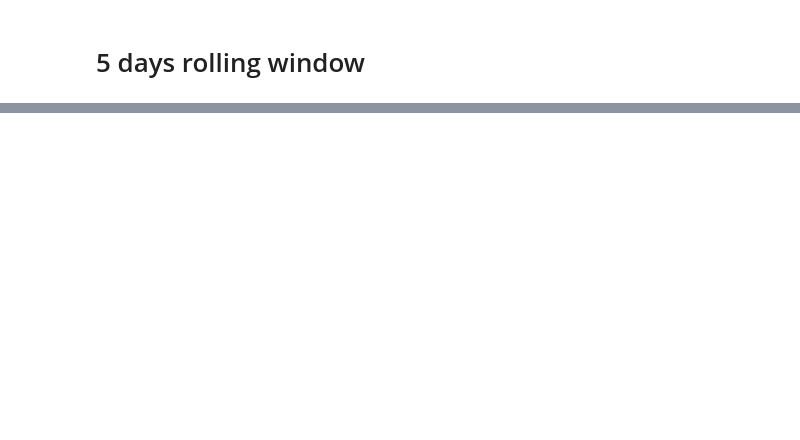
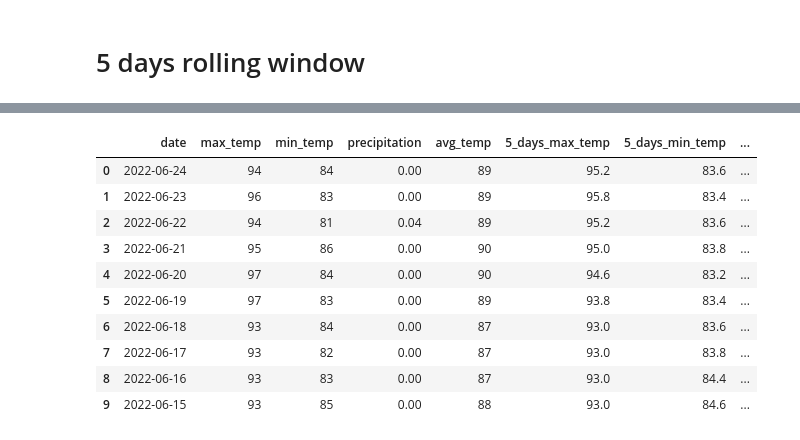
Before and after one commit to david-garza/enterococci_prediction_analysis, a Jupyter notebook: API_call.ipynb, the cells around one changed output, grey strips where cells are left out. Drawn from its saved outputs; the diff is of its cells as text; code cells hidden in the pictures; blank space fills up the shorter version.

Commit message:
moved the step of the "5 day moving window" before ordeing the df by descending based on date.

```diff
--- a/API_call.ipynb
+++ b/API_call.ipynb
@@ -214,3 +220,19 @@ weather_data_df.head(5)
+# %%
+# sort df in descending order based on the date column and rearange the index sequence.
+weather_data_df = weather_data_df.sort_values(by="date",ascending=False, ignore_index=True)
+weather_data_df.head(10)
+# %% [output]
+|  | date | max_temp | min_temp | precipitation | avg_temp | 5_days_max_temp | 5_days_min_temp | ... |
+| 0 | 2022-06-24 | 94 | 84 | 0.00 | 89 | 95.2 | 83.6 | ... |
+| 1 | 2022-06-23 | 96 | 83 | 0.00 | 89 | 95.8 | 83.4 | ... |
+| 2 | 2022-06-22 | 94 | 81 | 0.04 | 89 | 95.2 | 83.6 | ... |
+| 3 | 2022-06-21 | 95 | 86 | 0.00 | 90 | 95.0 | 83.8 | ... |
+| 4 | 2022-06-20 | 97 | 84 | 0.00 | 90 | 94.6 | 83.2 | ... |
+| 5 | 2022-06-19 | 97 | 83 | 0.00 | 89 | 93.8 | 83.4 | ... |
+| 6 | 2022-06-18 | 93 | 84 | 0.00 | 87 | 93.0 | 83.6 | ... |
+| 7 | 2022-06-17 | 93 | 82 | 0.00 | 87 | 93.0 | 83.8 | ... |
+| 8 | 2022-06-16 | 93 | 83 | 0.00 | 87 | 93.0 | 84.4 | ... |
+| 9 | 2022-06-15 | 93 | 85 | 0.00 | 88 | 93.0 | 84.6 | ... |
 # %%
 weather_data_df.shape
 # %% [output]
```
Also changed, not shown: parts of 5 cells of this notebook.
